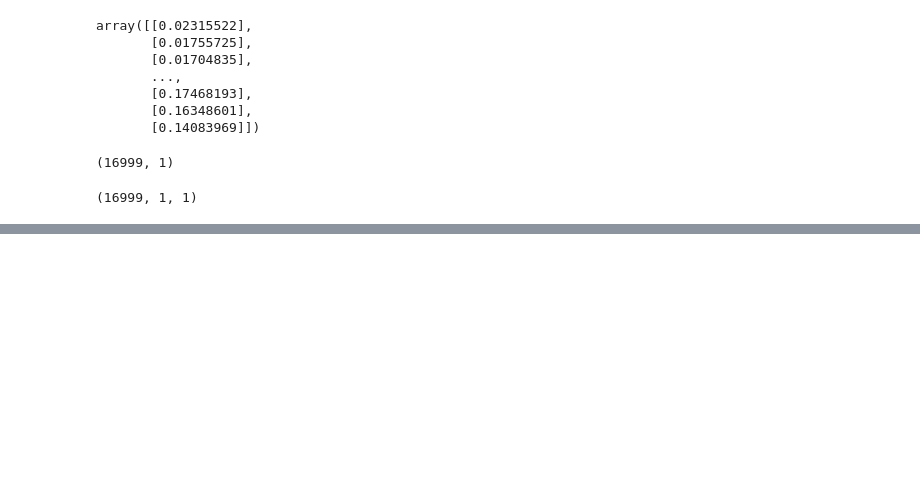
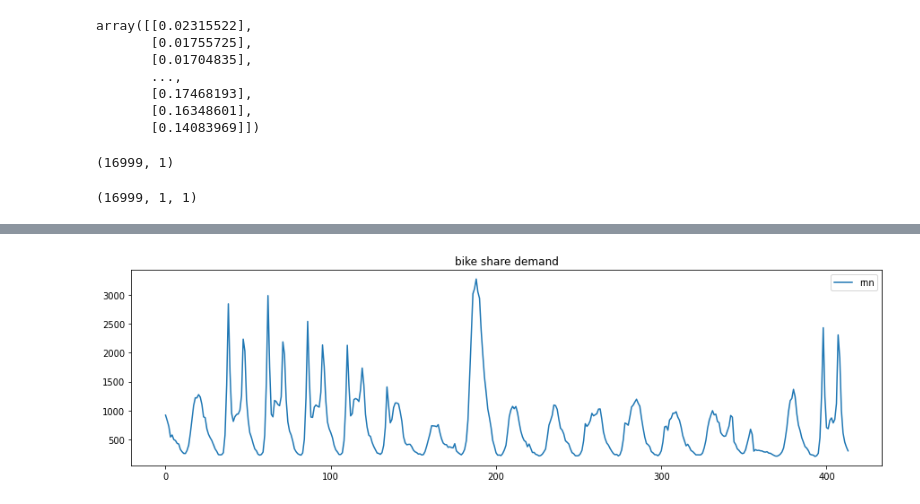
Before and after one commit to MoonGyu1/2021-2-GNUVIL-AI, a Jupyter notebook: time-series-deep-learning.ipynb, the cells around one changed output, grey strips where cells are left out. Cells and saved outputs as stored; diff of their text form; code cells hidden in the pictures; blank space fills up the shorter version.

```diff
--- a/time-series-deep-learning.ipynb
+++ b/time-series-deep-learning.ipynb
@@ -122,0 +187,3 @@ X_train.shape
+# %%
+rnn = rnn.predict(X_test)
+rnn = sc.inverse_transform(rnn) # 스케일링했던 값 복원
@@ -122,0 +202,9 @@ X_train.shape
+# %%
+# 자전거 이용객수 예측값
+
+rnn1.plot(figsize=(15,4), legend=True)
+plt.legend(['rnn'])
+plt.title('bike share demand')
+plt.show()
+# %% [output]
+[figure, added]
```
Also changed, not shown: parts of 26 cells of this notebook.
